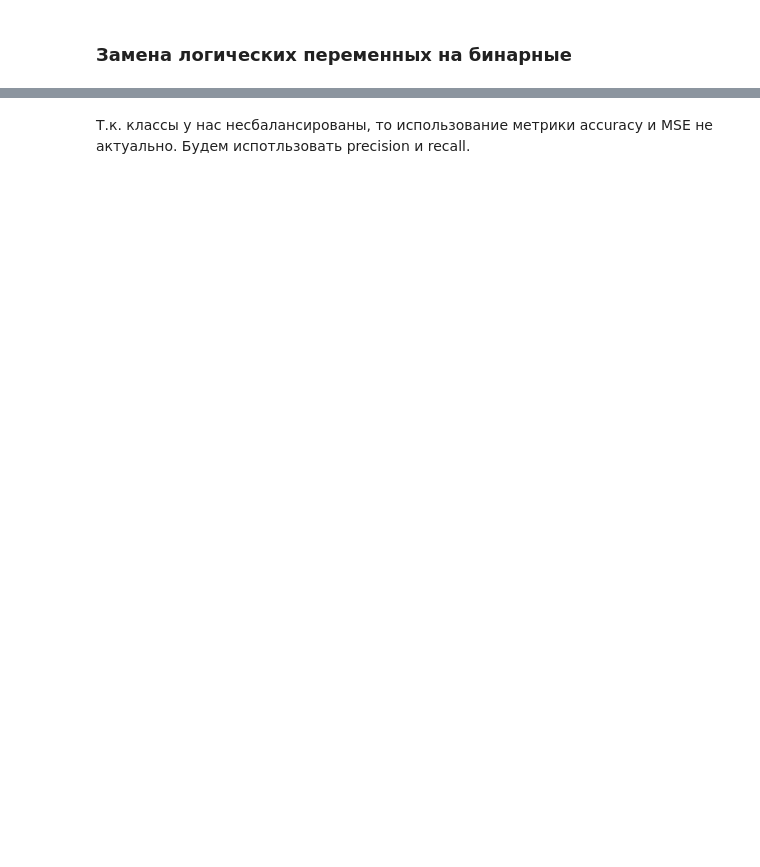
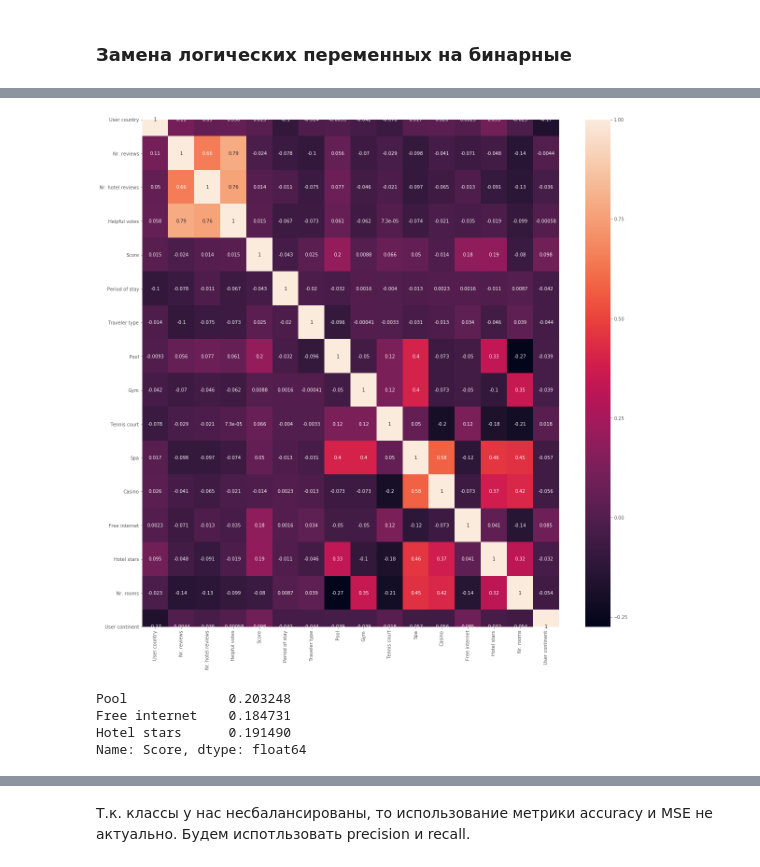
Before and after one commit to remirboy/Las_Vegas_TripAdvisor, a Jupyter notebook: LasVegasTripAdvisorReviews-Dataset.ipynb, the cells around one changed output, grey strips where cells are left out. Drawn from its saved outputs; the diff is of its cells as text; code cells hidden in the pictures; blank space fills up the shorter version.

```diff
--- a/LasVegasTripAdvisorReviews-Dataset.ipynb
+++ b/LasVegasTripAdvisorReviews-Dataset.ipynb
@@ -157,0 +190,15 @@ memory usage: 67.1+ KB
+# %%
+plt.figure(figsize=(20, 20))
+cor_matrix = df.corr()
+sns.heatmap(cor_matrix, annot=True)
+plt.show()
+
+cor_target = abs(cor_matrix['Score'])
+important_columns = cor_target[cor_target >= 0.15].drop('Score')
+print(important_columns)
+# %% [output]
+[figure, added]
+Pool             0.203248
+Free internet    0.184731
+Hotel stars      0.191490
+Name: Score, dtype: float64
```
Also changed, not shown: parts of 40 cells of this notebook, 1 other file.
